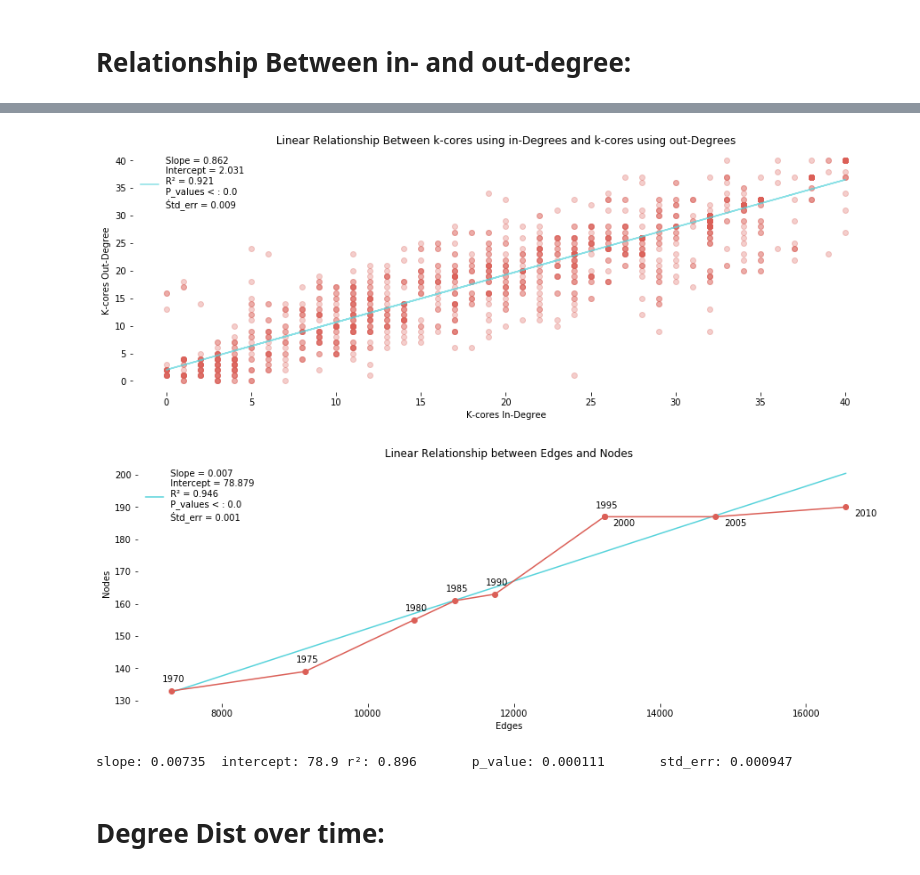
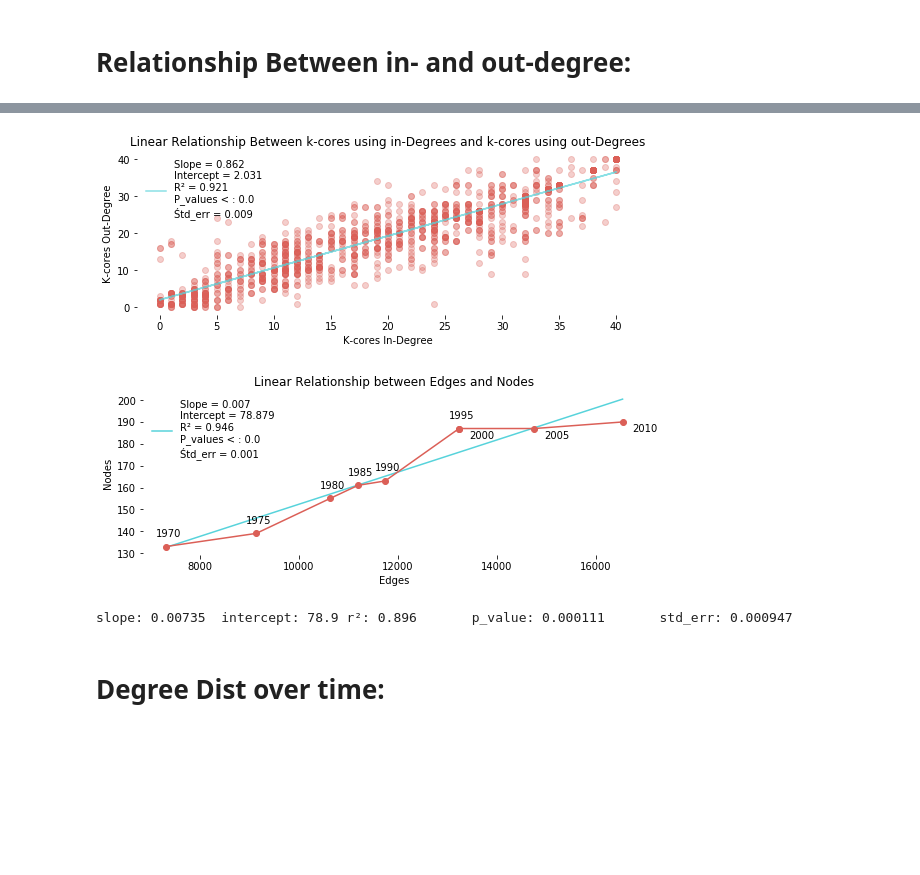
Before and after one commit to Polichinel/SNA, a Jupyter notebook: main_py.ipynb, the cells around one changed output, grey strips where cells are left out. Drawn from its saved outputs; the diff is of its cells as text; code cells hidden in the pictures; blank space fills up the shorter version.

```diff
--- a/main_py.ipynb
+++ b/main_py.ipynb
@@ -105,41 +107,41 @@ plot_in_out()
 # %%
 def plot_in_out_kcores(df=df):
 
-    plt.figure(figsize=[15,5])
+    plt.figure(figsize=[9,3])
     colors = sns.palettes.color_palette(palette = "hls", n_colors = 2)
 
     plt.title('Linear Relationship Between k-cores using in-Degrees and k-cores using out-Degrees')
 
 
     x = df['Kcores_in']
     y = df['Kcores_out']
 
     slope, intercept, r_value, p_value, std_err = stats.linregress(x,y)
     line = slope*x+intercept
 
 
     label = 'Slope = ' + str(round(slope,3)) + \
         '\n' + 'Intercept = ' + str(round(intercept,3)) + \
         '\n' + 'R² = ' + str(round(r_value,3)) +\
         '\n' + 'P_values < : ' + str(round(p_value,3)) +\
         '\n' + 'Śtd_err = ' + str(round(std_err,3))
 
     plt.plot(x,y,'o', alpha = 0.3, label = '', color = colors[0])
     plt.plot(x, line, '-', label = label, alpha = 0.7, color = colors[1])
 
     plt.xlabel('K-cores In-Degree')
     plt.ylabel('K-cores Out-Degree')
 
     #plt.grid()
     sns.despine(left = True, bottom = True)
     plt.legend(frameon = False)
     plt.show()
 
     #print('slope: {:.3}\tintercept: {:.3}\tr²: {:.3}\tp_value: {:.3}\tstd_err: {:.3}'.format(slope, intercept, r_value**2, p_value, std_err))
 
 plot_in_out_kcores()
 # %% [output]
-[figure, old version]
+[figure, new version]
 # %%
 def lin_plot_e_n():
 
@@ -148,7 +150,7 @@ def lin_plot_e_n():
     labels = ['{}'.format(str(i)) for i in years]
 
 
-    plt.figure(figsize=[15,5])
+    plt.figure(figsize=[9,3])
 
     x = np.array(df.groupby('year').sum()['degree']) # edges
 
@@ -188,15 +190,16 @@ def lin_plot_e_n():
 
     plt.legend(frameon = False)
 
+    plt.savefig('lin_edge_node.pdf', bbox_inches="tight")
 
     plt.show()
-
     print('slope: {:.3}\tintercept: {:.3}\tr²: {:.3}\tp_value: {:.3}\tstd_err: {:.3}'.format(slope, intercept, r_value**2, p_value, std_err))
 
 lin_plot_e_n()
+
 # men der sker jo faktisk lidt til sidst. Det kan man også se på det tidligere plot. Ikke flere nodes. men flere edges.
 # %% [output]
-[figure, old version]
+[figure, new version]
 slope: 0.00735  intercept: 78.9 r²: 0.896       p_value: 0.000111       std_err: 0.000947
 # %% [markdown]
 # Degree Dist over time:
```
Also changed, not shown: parts of 37 cells of this notebook.
